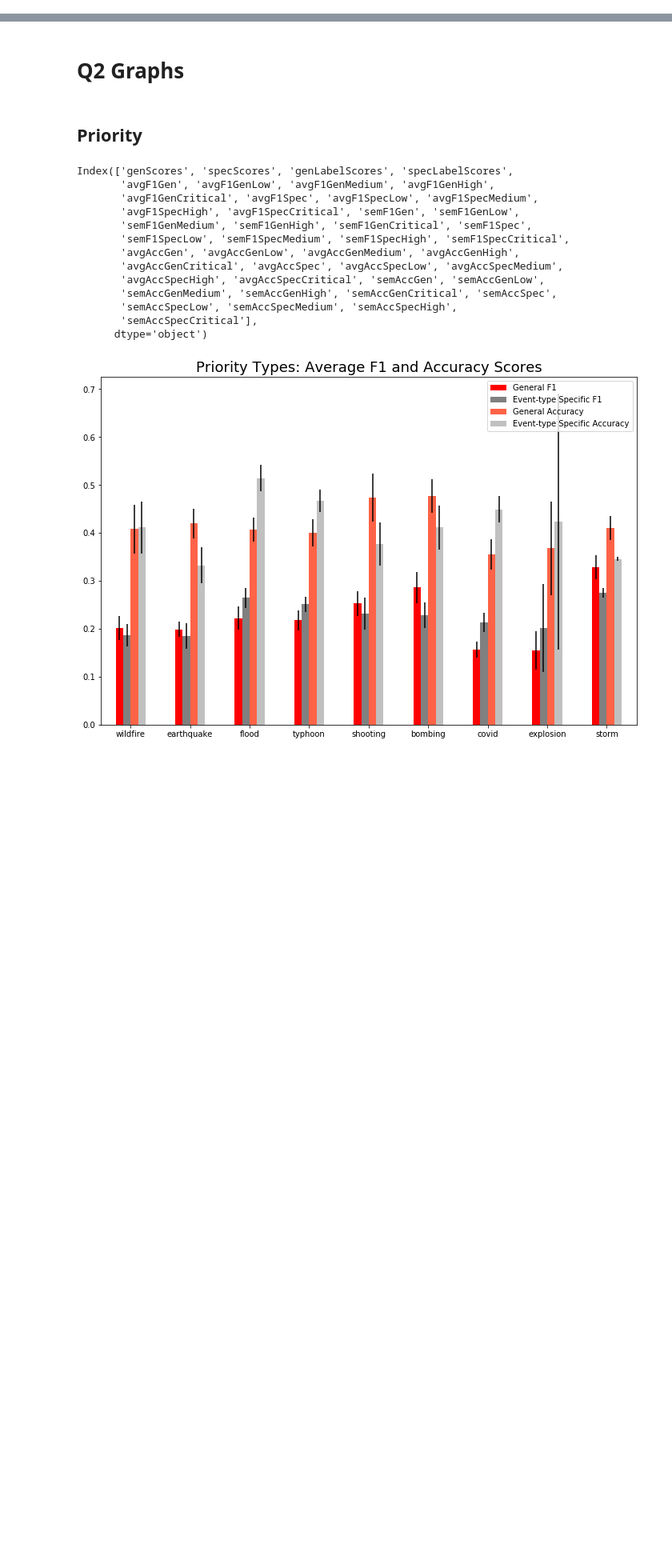
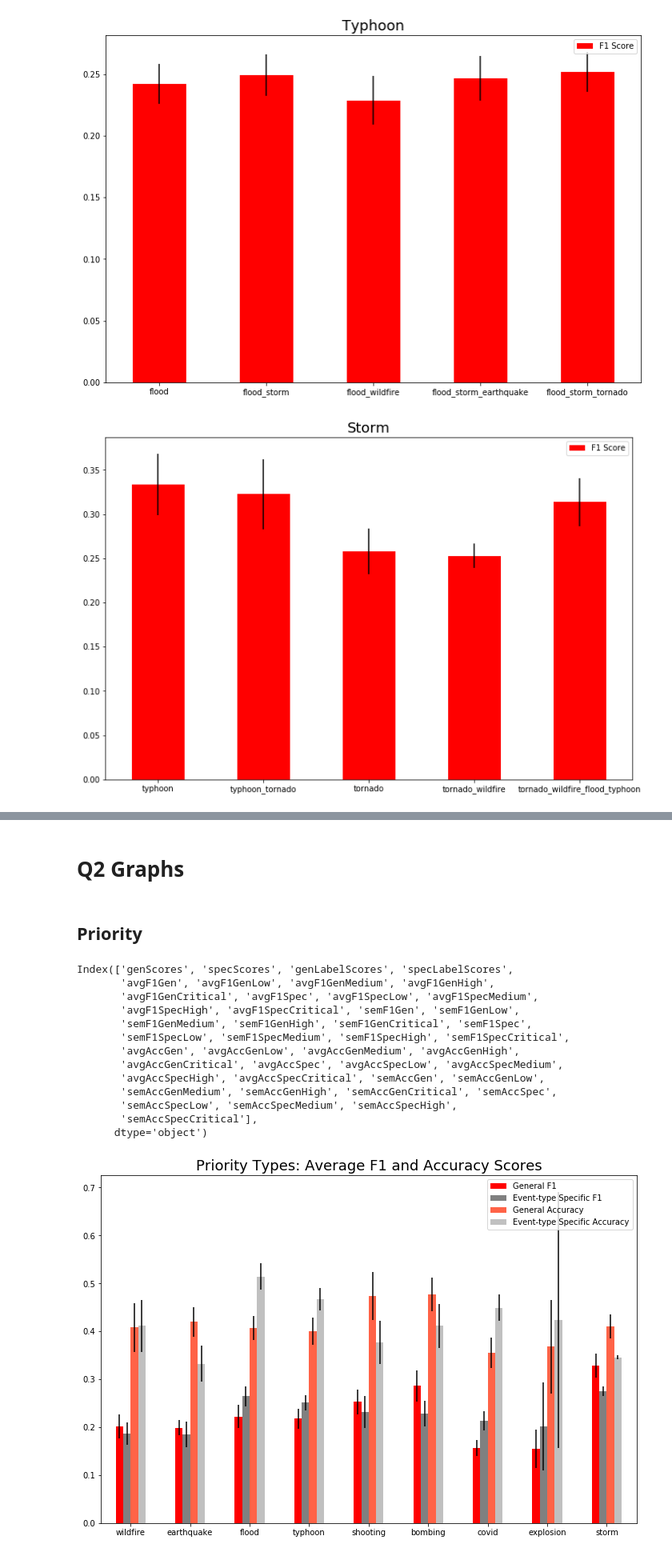
Before and after one commit to acpedersen/REU-2021, a Jupyter notebook: Presentation_visuals.ipynb, the cells around one changed output, grey strips where cells are left out. Shown at 80% size. Saved outputs shown, nothing was run; the diff lists cells and outputs as text; code cells hidden in the pictures; blank space fills up the shorter version.

```diff
--- a/Presentation_visuals.ipynb
+++ b/Presentation_visuals.ipynb
@@ -7,0 +123,10 @@ import seaborn as sns
+# %%
+typhoon = pd.read_json("Trec_data/typhoonEnsScoreDf.json")
+storm = pd.read_json("Trec_data/stormEnsScoreDf.json")
+flood = pd.read_json("Trec_data/floodEnsScoreDf.json")
+wildfire = pd.read_json("Trec_data/wildfireEnsScoreDf.json")
+earthquake = pd.read_json("Trec_data/earthquakeEnsScoreDf.json")
+explosion = pd.read_json("Trec_data/explosionEnsScoreDf.json")
+bombing = pd.read_json("Trec_data/bombingEnsScoreDf.json")
+shooting = pd.read_json("Trec_data/shootingEnsScoreDf.json")
+covid = pd.read_json("Trec_data/covidEnsScoreDf.json")
@@ -7,0 +141,29 @@ import seaborn as sns
+# %%
+def visualize_ens(ensemble, title):
+    plt.figure(figsize=(12, 8))
+    ax = plt.axes()
+
+    F1 = [item for item in ensemble['avgF1Ens']]
+    ste_ens = [item for item in ensemble['semF1Ens']]
+    index = [item for item in ensemble.index]
+
+    df_prio = pd.DataFrame({'F1 Score': F1}, index=index)
+
+    ax.set_title(title, fontsize = 18)
+    ax = df_prio.plot.bar(rot=0, ax=ax, yerr = [ste_ens],
+                          color='r')
+
+    plt.show()
+
+visualize_ens(typhoon, 'Typhoon')
+visualize_ens(storm, 'Storm')
+visualize_ens(flood, "Flood")
+visualize_ens(wildfire, 'Wildfire')
+visualize_ens(earthquake, 'Earthquake')
+visualize_ens(explosion, 'Explosion')
+visualize_ens(bombing, 'Bombing')
+visualize_ens(shooting, 'Shooting')
+visualize_ens(covid, 'Covid')
+# %% [output]
+[figure, added]
+[figure, added]
```
Also changed, not shown: parts of 13 cells of this notebook, 1 other file.
